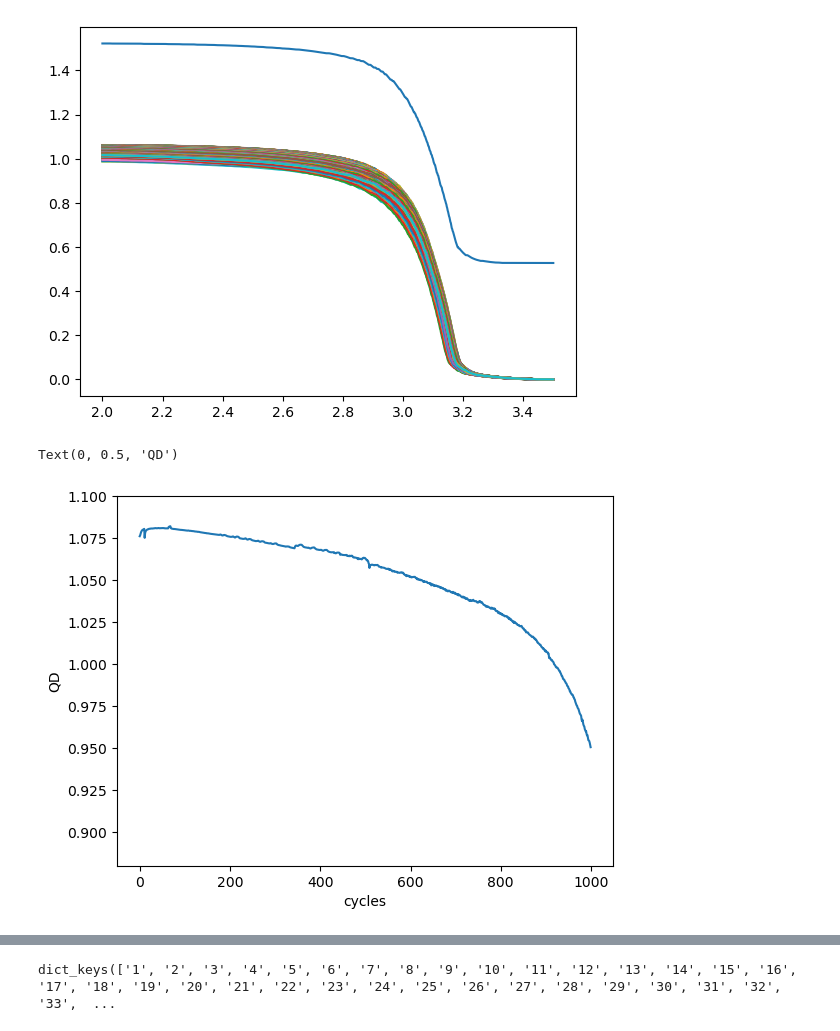
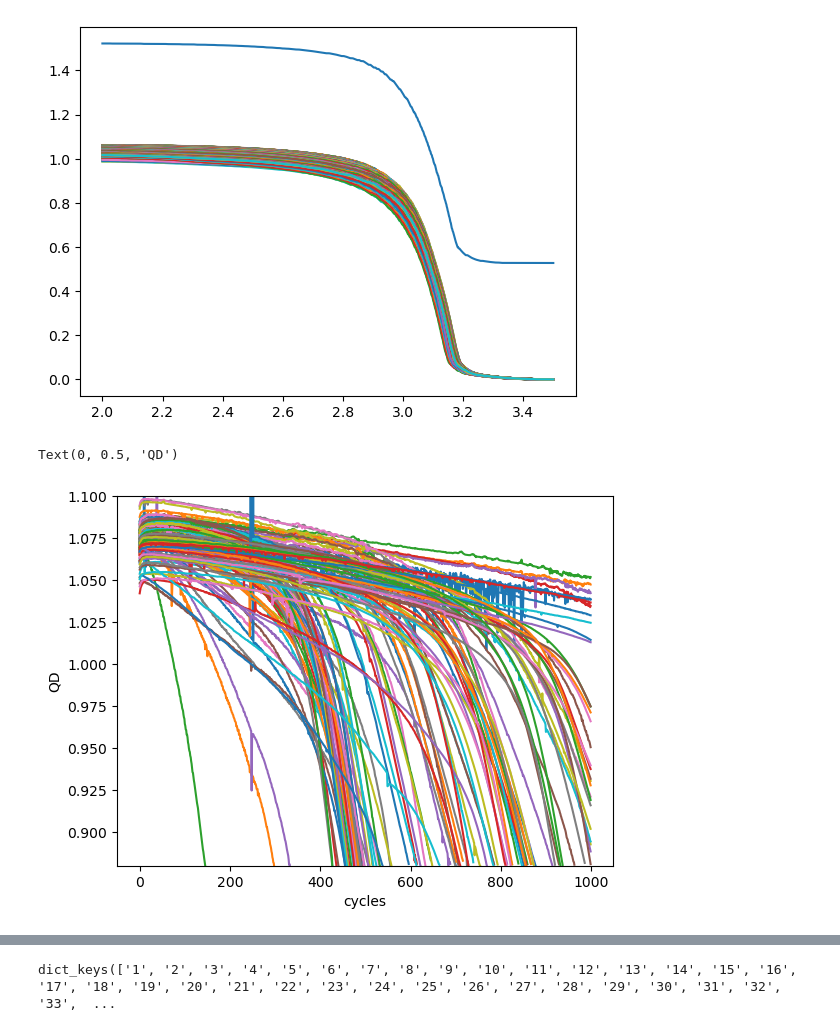
Before and after one commit to NAB27/Battery-cycle-life, a Jupyter notebook: viz.ipynb, the cells around one changed output, grey strips where cells are left out. Cells and saved outputs as stored; diff of their text form; code cells hidden in the pictures.

```diff
--- a/viz.ipynb
+++ b/viz.ipynb
@@ -27,17 +30,17 @@ for i in range(1000):
 [figure]
 # %%
 x0 = [data[key]['summary']['QD'] for key in data.keys()]
-# for i in range(len(x0)):
-#     plt.plot(x0[i][:1000])
+for i in range(len(x0)):
+    plt.plot(x0[i][:1000])
 
-plt.plot(x0[5][:1000])
+
 plt.ylim(0.88,1.1)
 
 plt.xlabel('cycles')
 plt.ylabel('QD')
 # %% [output]
 Text(0, 0.5, 'QD')
-[figure, old version]
+[figure, new version]
 # %%
 xx = [data['b1c0']['cycles']['10']['Qdlin'], data['b1c0']['cycles']['100']['Qdlin']]
 yy = [data['b1c0']['cycles']['10']['Vdlin'], data['b1c0']['cycles']['100']['Vdlin']]
```
Also changed, not shown: parts of 23 cells of this notebook.
